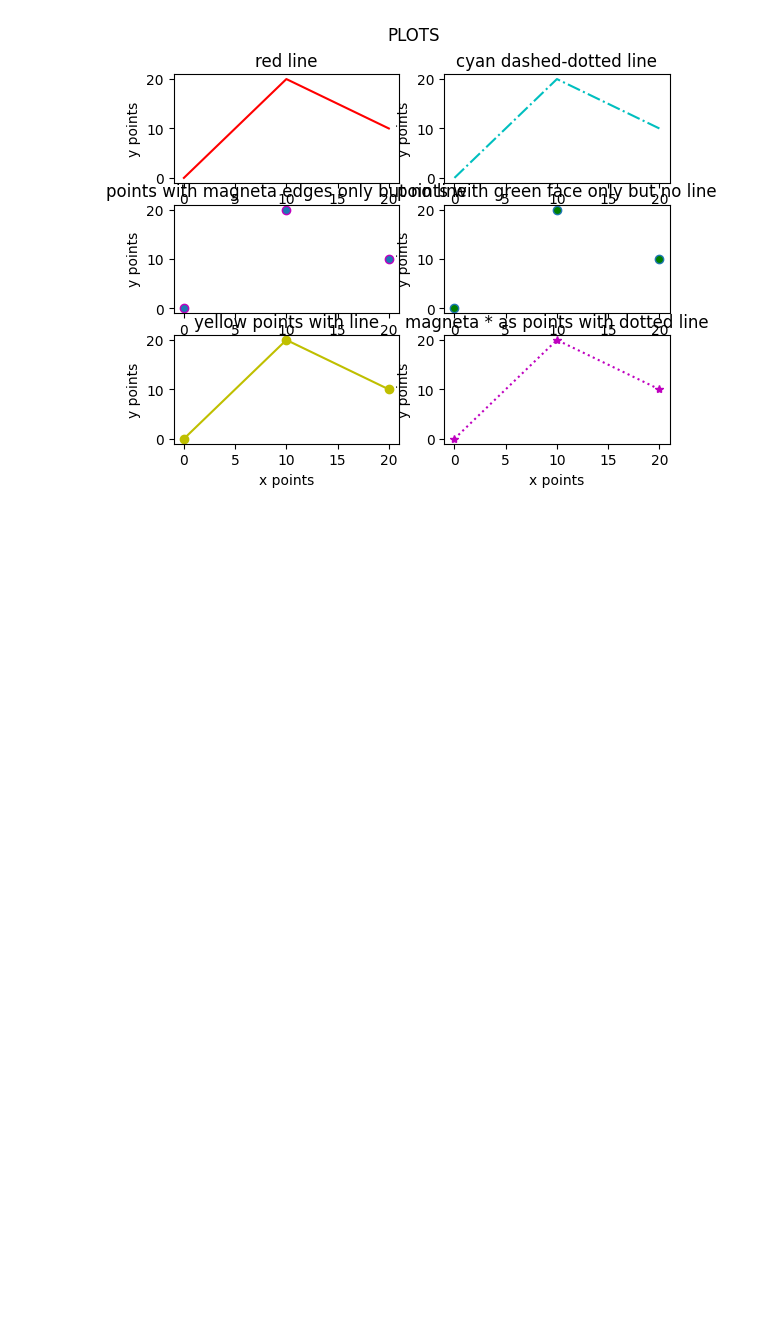
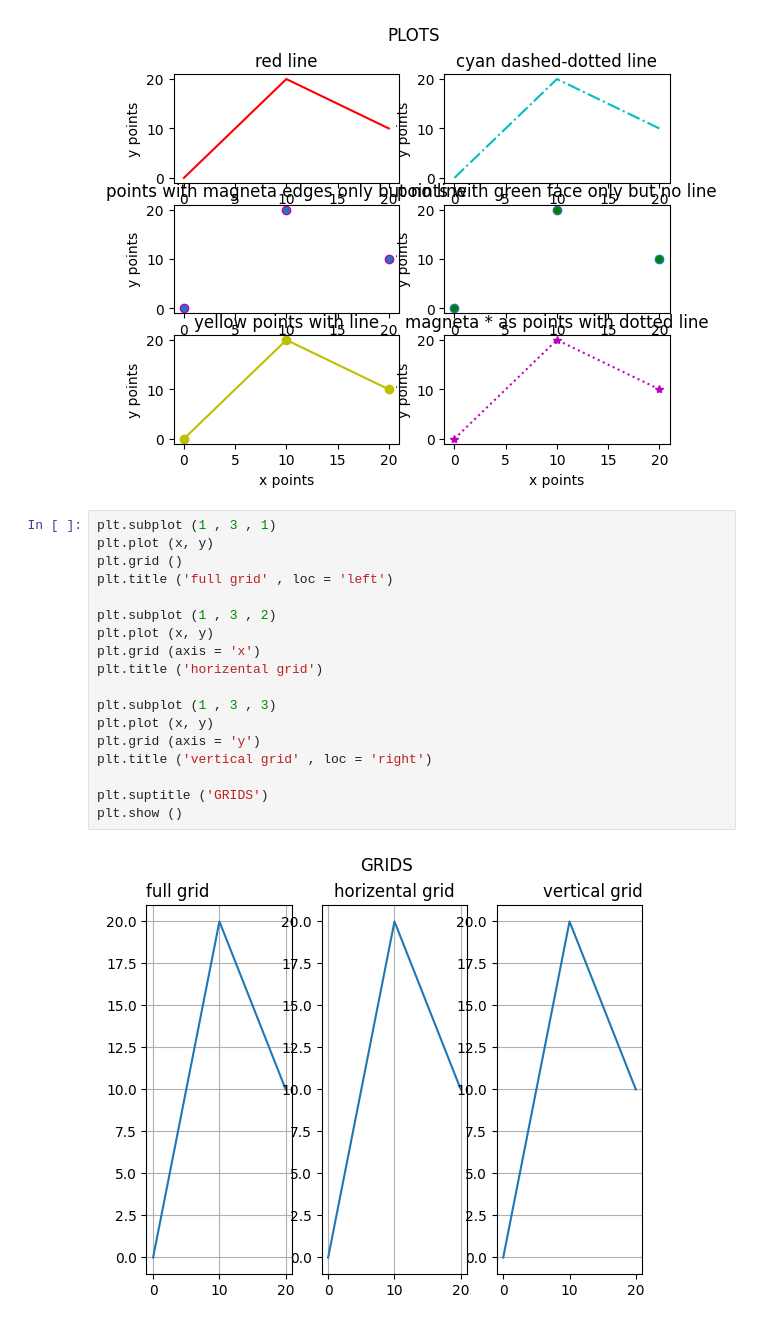
Before and after one commit to TaRa1999R/Data_Science, a Jupyter notebook: assignment36/3_matplotlib.ipynb, the cells around one changed output. Drawn from its saved outputs; the diff is of its cells as text; blank space fills up the shorter version.

```diff
--- a/assignment36/3_matplotlib.ipynb
+++ b/assignment36/3_matplotlib.ipynb
@@ -50,3 +50,23 @@ plt.suptitle ('PLOTS')
 plt.show ()
 # %% [output]
 [figure]
+# %%
+plt.subplot (1 , 3 , 1)
+plt.plot (x, y)
+plt.grid ()
+plt.title ('full grid' , loc = 'left')
+
+plt.subplot (1 , 3 , 2)
+plt.plot (x, y)
+plt.grid (axis = 'x')
+plt.title ('horizental grid')
+
+plt.subplot (1 , 3 , 3)
+plt.plot (x, y)
+plt.grid (axis = 'y')
+plt.title ('vertical grid' , loc = 'right')
+
+plt.suptitle ('GRIDS')
+plt.show ()
+# %% [output]
+[figure, added]
```
